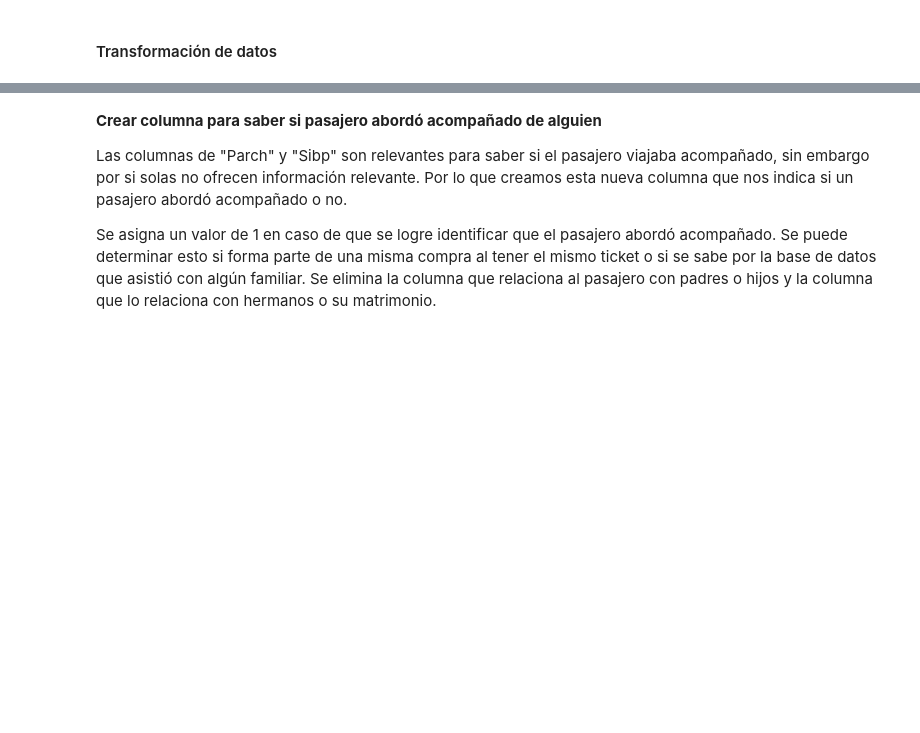
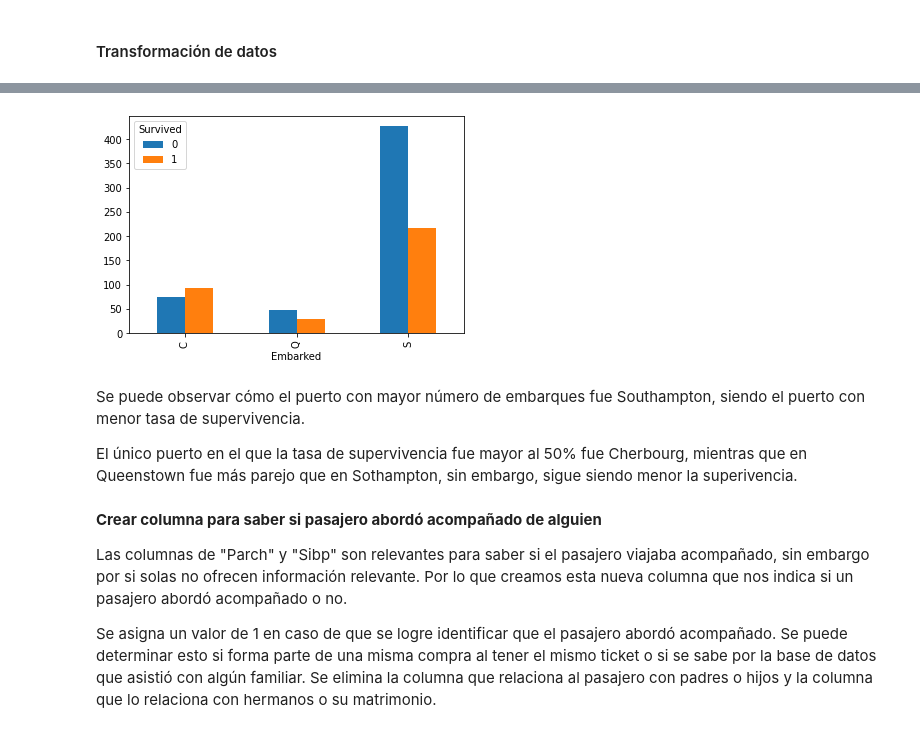
Before and after one commit to charlied231/Predict_Survivors_Titanic_AI, a Jupyter notebook: exploracion_de_datos.ipynb, the cells around one changed output, grey strips where cells are left out. Drawn from its saved outputs; the diff is of its cells as text; code cells hidden in the pictures; blank space fills up the shorter version.

```diff
--- a/exploracion_de_datos.ipynb
+++ b/exploracion_de_datos.ipynb
@@ -181,3 +173,12 @@ titanic
+# %%
+pd.crosstab(titanic['Embarked'], titanic['Survived']).plot(kind='bar')
+titanic.drop('Embarked', axis=1, inplace=True)
+# %% [output]
+[figure, added]
+# %% [markdown]
+Se puede observar cómo el puerto con mayor número de embarques fue Southampton, siendo el puerto con menor tasa de supervivencia.
+
+El único puerto en el que la tasa de supervivencia fue mayor al 50% fue Cherbourg, mientras que en Queenstown fue más parejo que en Sothampton, sin embargo, sigue siendo menor la superivencia.
 # %% [markdown]
 **Crear columna para saber si pasajero abordó acompañado de alguien**
 
```
Also changed, not shown: parts of 39 cells of this notebook.
